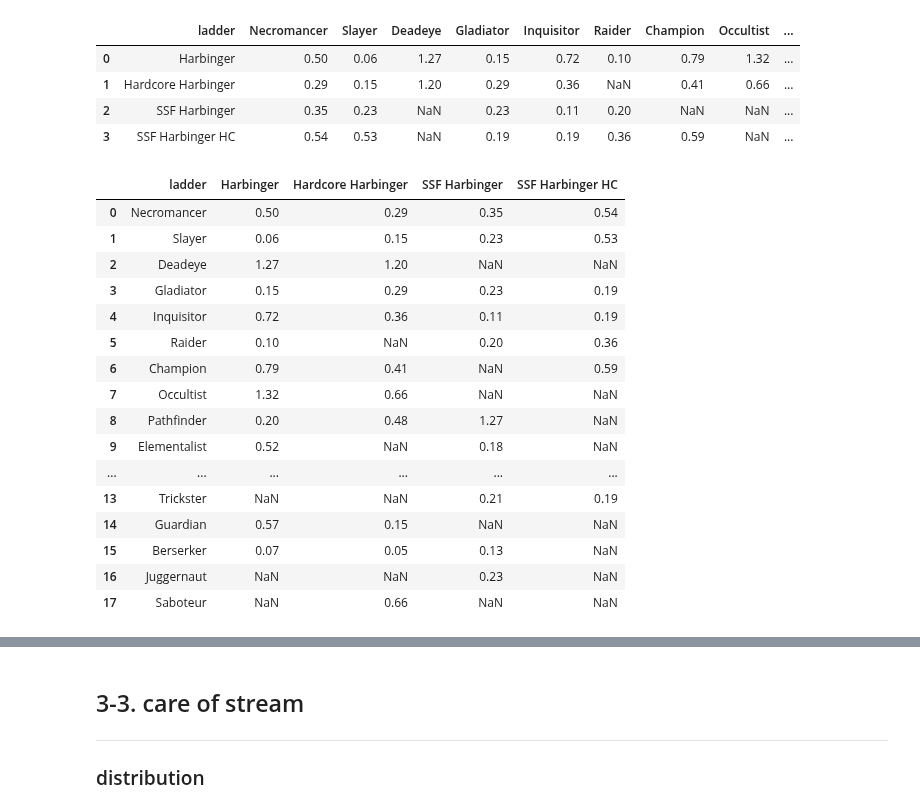
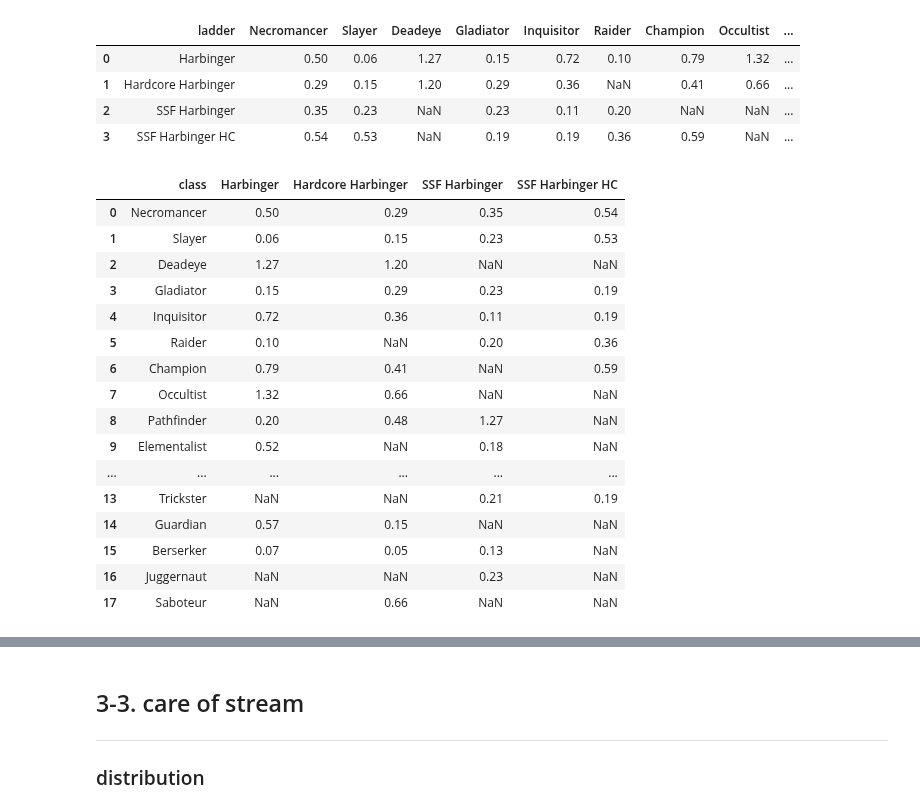
Before and after one commit to Angela-Park-JE/TIL_ver1, a Jupyter notebook: ToyPJT-POE_user/POE_rankers_analysis.ipynb, the cells around one changed output, grey strips where cells are left out. Drawn from its saved outputs; the diff is of its cells as text; code cells hidden in the pictures.

```diff
--- a/ToyPJT-POE_user/POE_rankers_analysis.ipynb
+++ b/ToyPJT-POE_user/POE_rankers_analysis.ipynb
@@ -1068,14 +1068,15 @@ concatingdf
 # %%
 # and transpose the dataframe to look good.
 
 top30cla = concatingdf.transpose()
 top30cla.reset_index(drop = False, inplace = True)
 top30cla.rename(columns = top30cla.iloc[0], inplace = True)
 top30cla = top30cla.drop(top30cla.index[0])
 top30cla.reset_index(drop = True, inplace = True)
+top30cla.rename(columns = {'ladder':'class'}, inplace = True)
 top30cla
 # %% [output]
-|  | ladder | Harbinger | Hardcore Harbinger | SSF Harbinger | SSF Harbinger HC |
+|  | class | Harbinger | Hardcore Harbinger | SSF Harbinger | SSF Harbinger HC |
 | 0 | Necromancer | 0.50 | 0.29 | 0.35 | 0.54 |
 | 1 | Slayer | 0.06 | 0.15 | 0.23 | 0.53 |
 | 2 | Deadeye | 1.27 | 1.20 | NaN | NaN |
```
Also changed, not shown: parts of 6 cells of this notebook.
